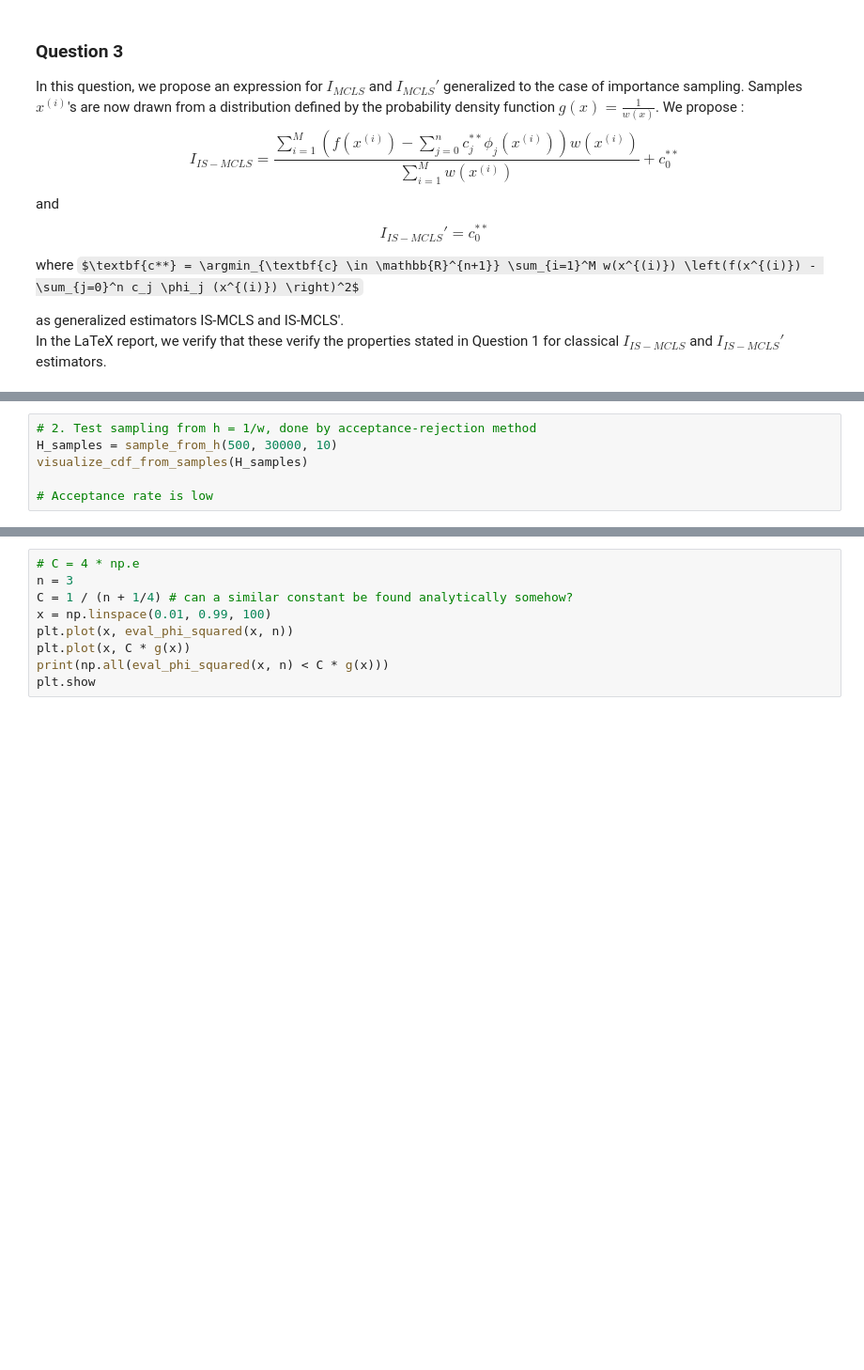
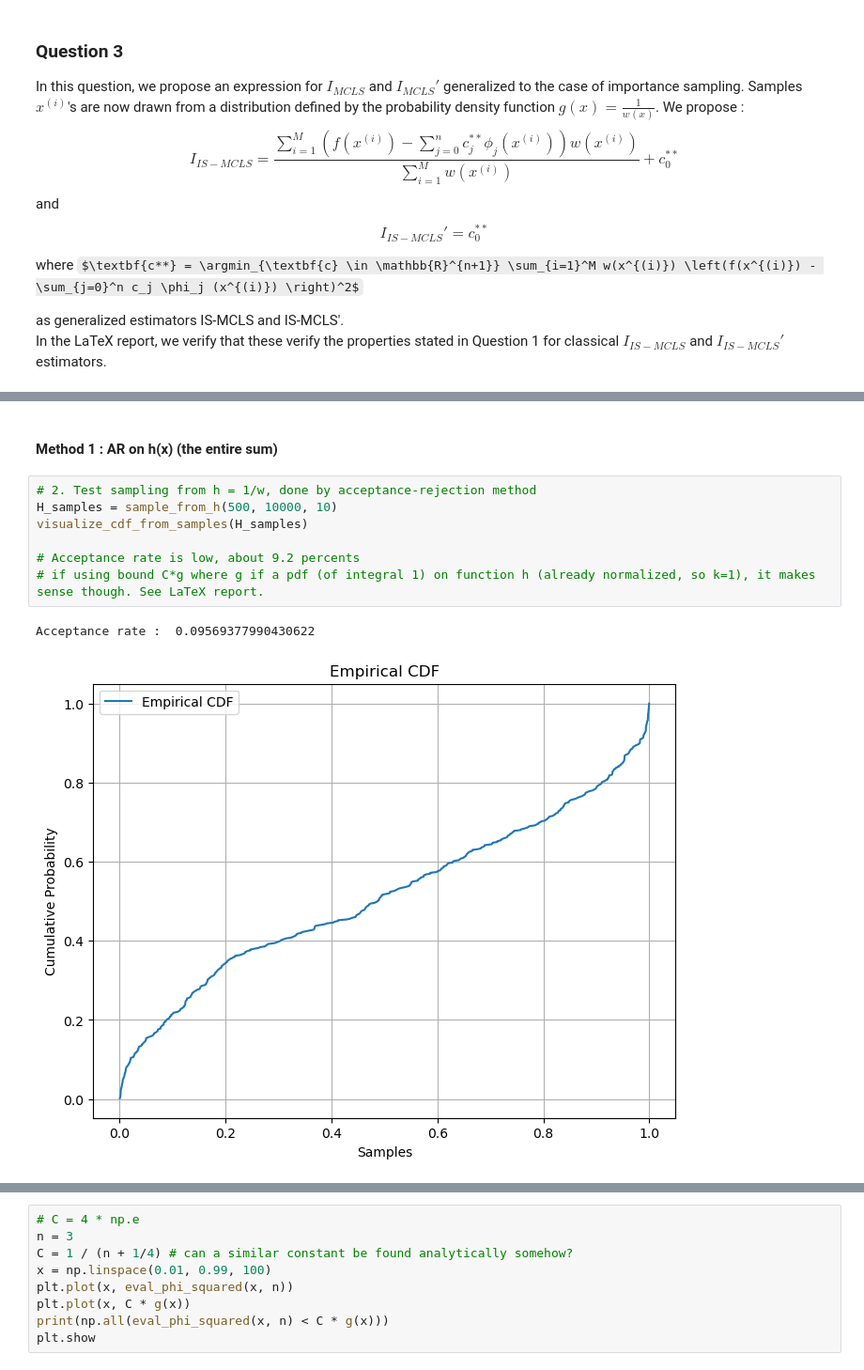
Before and after one commit to FraBet29/stochastic-simulation-project, a Jupyter notebook: notebook.ipynb, the cells around one changed output, grey strips where cells are left out. Shown: that part at 94% size. Drawn from its saved outputs; the diff is of its cells as text; some formulas as TeX source; blank space fills up the shorter version.

```diff
--- a/notebook.ipynb
+++ b/notebook.ipynb
@@ -170,9 +179,15 @@ visualize_cdf_from_samples(Y_samples)
 </div>
 
 Source : Wikipedia, Arcsine distribution, https://en.wikipedia.org/wiki/Arcsine_distribution
+# %% [markdown]
+#### Method 1 : AR on h(x) (the entire sum)
 # %%
 # 2. Test sampling from h = 1/w, done by acceptance-rejection method
-H_samples = sample_from_h(500, 30000, 10)
+H_samples = sample_from_h(500, 10000, 10)
 visualize_cdf_from_samples(H_samples)
 
-# Acceptance rate is low
+# Acceptance rate is low, about 9.2 percents
+# if using bound C*g where g if a pdf (of integral 1) on function h (already normalized, so k=1), it makes sense though. See LaTeX report.
+# %% [output]
+Acceptance rate :  0.09569377990430622
+[figure, added]
```
Also changed, not shown: parts of 17 cells of this notebook, 3 other files.
